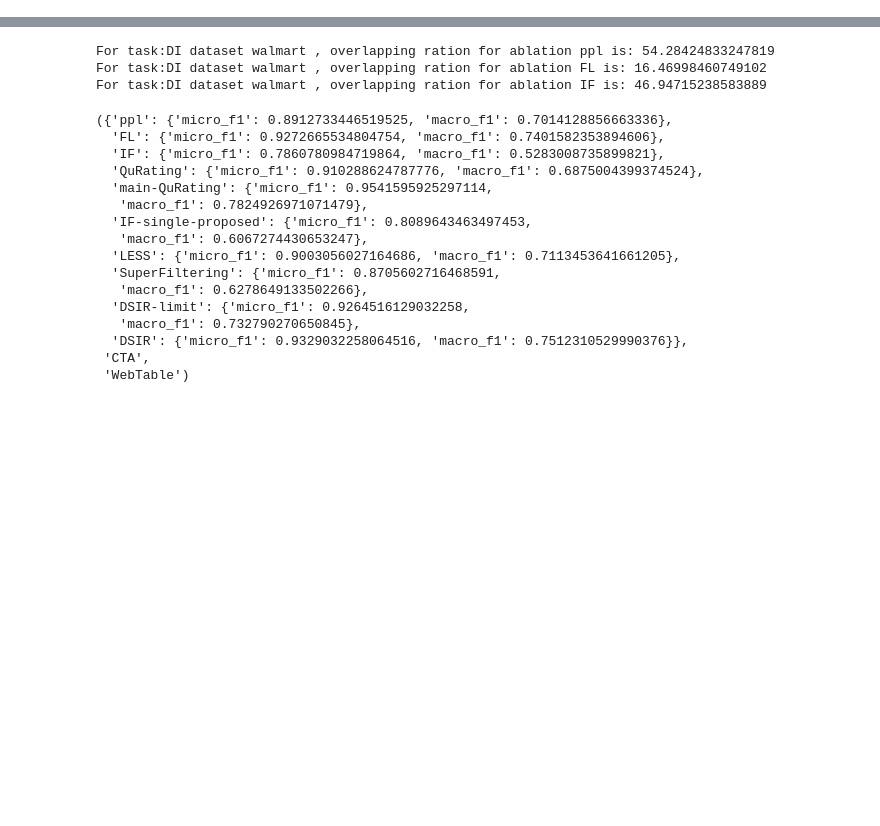
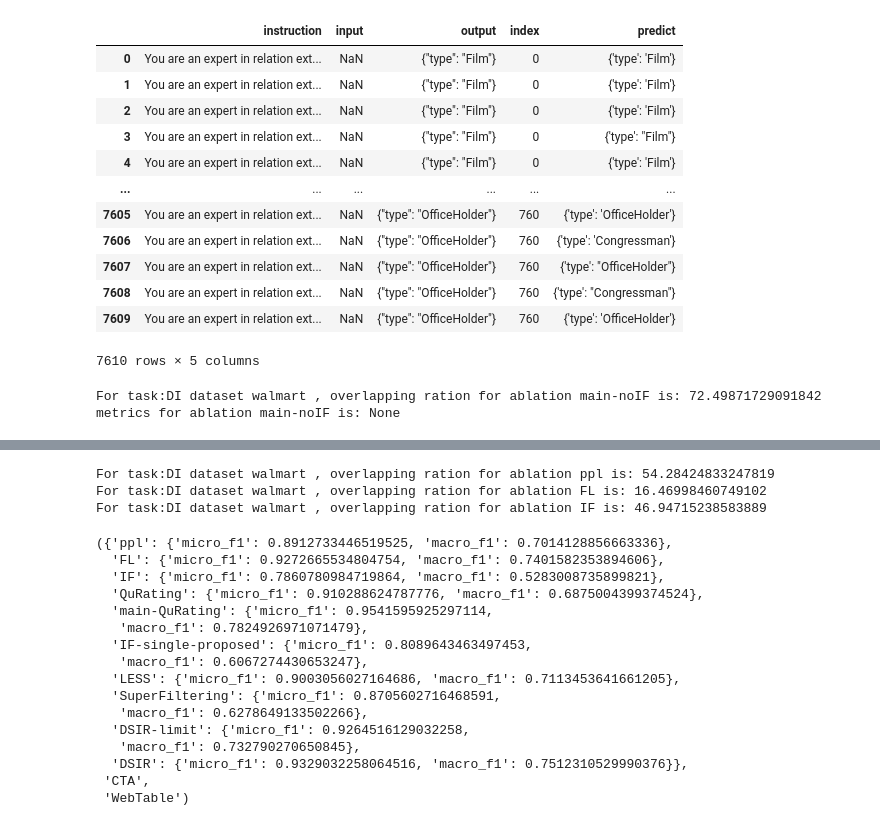
Before and after one commit to authurlord/DataSelection-IF, a Jupyter notebook: evaluation.ipynb, the cells around one changed output, grey strips where cells are left out. Saved outputs shown, nothing was run; the diff lists cells and outputs as text; code cells hidden in the pictures; blank space fills up the shorter version.

```diff
--- a/evaluation.ipynb
+++ b/evaluation.ipynb
@@ -5,0 +70,29 @@ import ast
+# %%
+output_file
+# %% [output]
+|  | instruction | input | output | index | predict |
+| 0 | You are an expert in relation ext... | NaN | {"type": "Film"} | 0 | {'type': 'Film'} |
+| 1 | You are an expert in relation ext... | NaN | {"type": "Film"} | 0 | {'type': 'Film'} |
+| 2 | You are an expert in relation ext... | NaN | {"type": "Film"} | 0 | {'type': 'Film'} |
+| 3 | You are an expert in relation ext... | NaN | {"type": "Film"} | 0 | {'type': "Film"} |
+| 4 | You are an expert in relation ext... | NaN | {"type": "Film"} | 0 | {'type': 'Film'} |
+| ... | ... | ... | ... | ... | ... |
+| 7605 | You are an expert in relation ext... | NaN | {"type": "OfficeHolder"} | 760 | {'type': 'OfficeHolder'} |
+| 7606 | You are an expert in relation ext... | NaN | {"type": "OfficeHolder"} | 760 | {'type': 'Congressman'} |
+| 7607 | You are an expert in relation ext... | NaN | {"type": "OfficeHolder"} | 760 | {'type': "OfficeHolder"} |
+| 7608 | You are an expert in relation ext... | NaN | {"type": "OfficeHolder"} | 760 | {'type': "Congressman"} |
+| 7609 | You are an expert in relation ext... | NaN | {"type": "OfficeHolder"} | 760 | {'type': 'OfficeHolder'} |
+7610 rows × 5 columns
+# %%
+
+task = 'DI'
+dataset = 'walmart'
+result = np.load(f'eval_result/mistral-7B-{task}-{dataset}.npy', allow_pickle=True).item()
+main = pd.read_json(f'train/{task}/{dataset}/train-select.json')
+for ablation_method in ['main-noIF']:
+    ablation = pd.read_json(f'train/{task}/{dataset}/train-select-w-{ablation_method}.json')
+    print(f'For task:{task} dataset {dataset} , overlapping ration for ablation {ablation_method} is: {count_overlapping_instructions(main,ablation)/len(main)*100}')
+    print(f'metrics for ablation {ablation_method} is: {result[ablation_method]}')
+# %% [output]
+For task:DI dataset walmart , overlapping ration for ablation main-noIF is: 72.49871729091842
+metrics for ablation main-noIF is: None
```
Also changed, not shown: parts of 13 cells of this notebook, 20 other files.
